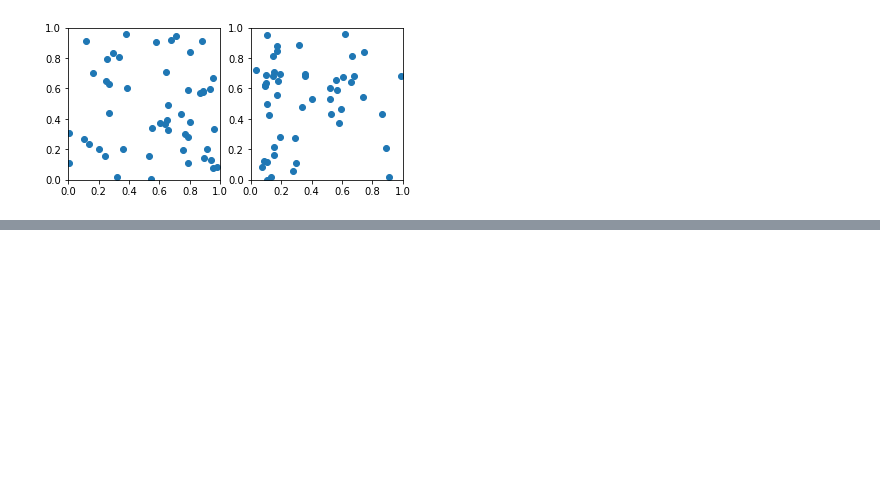
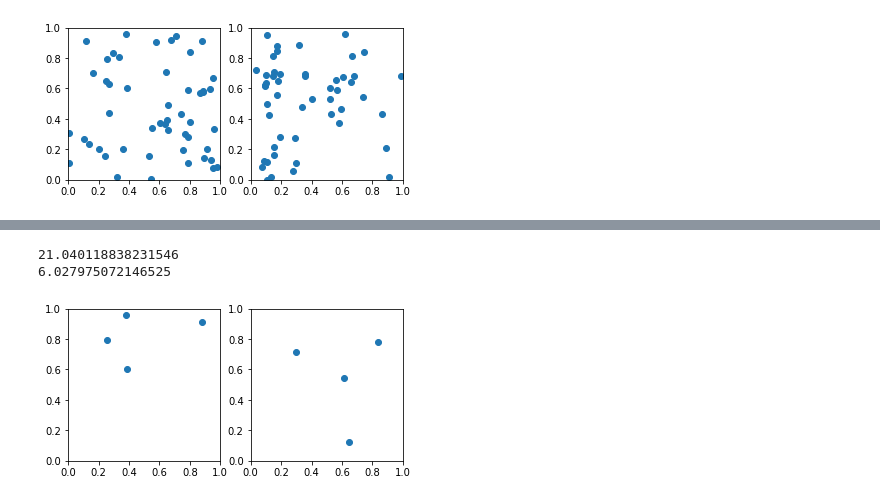
Before and after one commit to bioAI-Oslo/CI-grid-cells, a Jupyter notebook: Optimize_decoding.ipynb, the cells around one changed output, grey strips where cells are left out. Drawn from its saved outputs; the diff is of its cells as text; code cells hidden in the pictures; blank space fills up the shorter version.

```diff
--- a/Optimize_decoding.ipynb
+++ b/Optimize_decoding.ipynb
@@ -832,0 +903,20 @@ ax[1].set_aspect('equal', 'box')
+# %%
+bestphase = np.argmin(model1.stats['loss'])
+print(model1.stats['loss'][0])
+print(model1.stats['loss'][bestphase])
+p0 = model1.stats['phases'][0]%1
+p1 = model1.stats['phases'][bestphase]%1
+
+fig, ax = plt.subplots(1,2)
+ax[0].set_xlim([0,1])
+ax[0].set_ylim([0,1])
+ax[0].scatter(p0[:,0],p0[:,1])
+ax[0].set_aspect('equal', 'box')
+ax[1].set_xlim([0,1])
+ax[1].set_ylim([0,1])
+ax[1].scatter(p1[:,0],p1[:,1])
+ax[1].set_aspect('equal', 'box')
+# %% [output]
+21.040118838231546
+6.027975072146525
+[figure, added]
```
Also changed, not shown: parts of 2 cells of this notebook.
